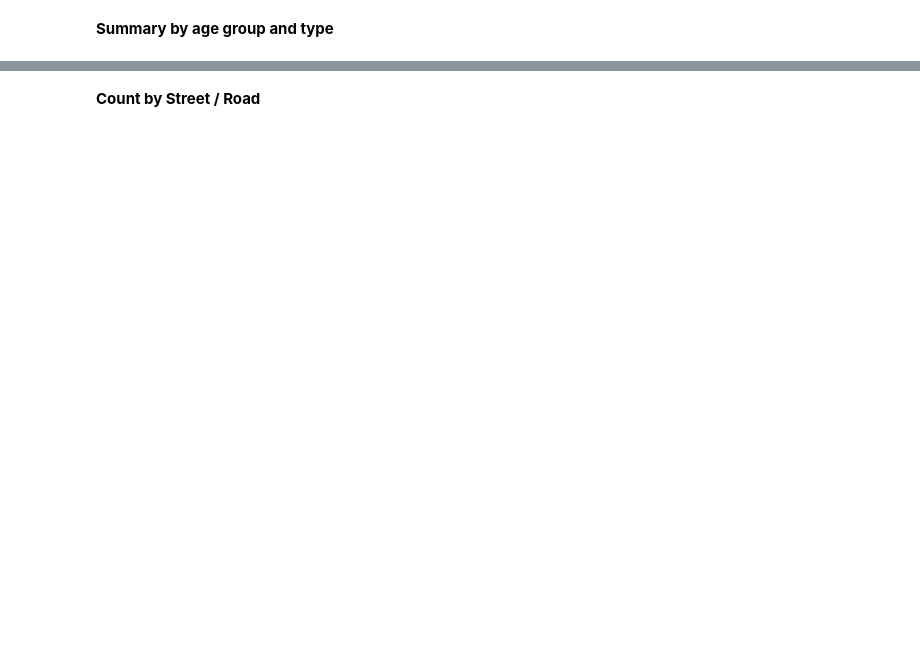
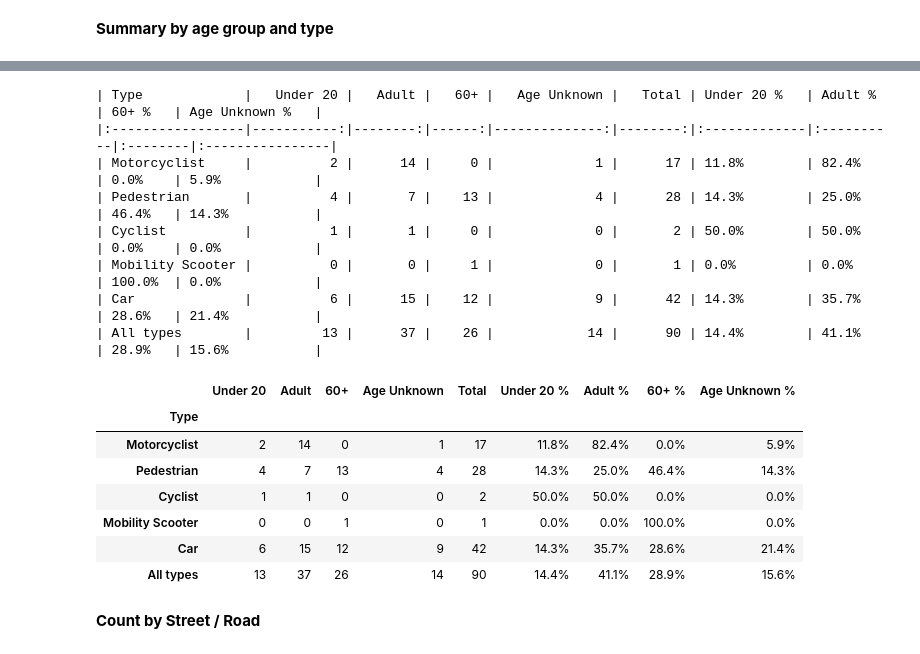
Before and after one commit to alex-jk/YRP-vehicle-accidents, a Jupyter notebook: yrp_vehicle_accidents_analysis.ipynb, the cells around one changed output, grey strips where cells are left out. Cells and saved outputs as stored; diff of their text form; code cells hidden in the pictures; blank space fills up the shorter version.

```diff
--- a/yrp_vehicle_accidents_analysis.ipynb
+++ b/yrp_vehicle_accidents_analysis.ipynb
@@ -154,0 +186,13 @@ Fatalities by Year and Victim Type
+# %%
+# Gender by Year table (Reddit post format), reusing the `nice` table built above.
+gender_year_table = nice[['Male Total', 'Female Total', 'Unknown Total', 'Male %', 'Female %', 'Unknown %']].copy()
+gender_year_table = gender_year_table.rename(columns={
+    'Male Total': 'Male', 'Female Total': 'Female', 'Unknown Total': 'Unknown'
+})
+gender_year_table = gender_year_table.rename(index={'All years': 'Total'})
+gender_year_table[['Male', 'Female', 'Unknown']] = gender_year_table[['Male', 'Female', 'Unknown']].astype(int)
+for col in ['Male %', 'Female %', 'Unknown %']:
+    gender_year_table[col] = gender_year_table[col].map(lambda x: f"{x:.1f}%")
+
+print(gender_year_table.to_markdown())
+gender_year_table
@@ -188,0 +248,11 @@ By Type — Gender Totals and %
+# %%
+# By Type gender table (Reddit post format), reusing `tbl_disp` built above.
+gender_type_table = tbl_disp[['Male Total', 'Female Total', 'Unknown Total', 'Male %', 'Female %', 'Unknown %']].copy()
+gender_type_table = gender_type_table.rename(columns={'Unknown Total': 'Unknown'})
+gender_type_table = gender_type_table.reindex(['Car', 'Pedestrian', 'Motorcyclist', 'Cyclist', 'Mobility Scooter'])
+gender_type_table.index.name = 'Type'
+for col in ['Male %', 'Female %', 'Unknown %']:
+    gender_type_table[col] = gender_type_table[col].map(lambda x: f"{x:.1f}%")
+
+print(gender_type_table.to_markdown())
+gender_type_table
@@ -265,3 +350,29 @@ By Type — Age Buckets (counts and %)
+# %%
+# By Type age bucket table (Reddit post format), reusing `tbl` built above.
+age_type_table = tbl.copy()
+age_type_table.index.name = 'Type'
+for col in pct_cols:
+    age_type_table[col] = age_type_table[col].map(lambda x: f"{x:.1f}%")
+
+print(age_type_table.to_markdown())
+age_type_table
+# %% [output]
+| Type             |   Under 20 |   Adult |   60+ |   Age Unknown |   Total | Under 20 %   | Adult %   | 60+ %   | Age Unknown %   |
+|:-----------------|-----------:|--------:|------:|--------------:|--------:|:-------------|:----------|:--------|:----------------|
+| Motorcyclist     |          2 |      14 |     0 |             1 |      17 | 11.8%        | 82.4%     | 0.0%    | 5.9%            |
+| Pedestrian       |          4 |       7 |    13 |             4 |      28 | 14.3%        | 25.0%     | 46.4%   | 14.3%           |
+| Cyclist          |          1 |       1 |     0 |             0 |       2 | 50.0%        | 50.0%     | 0.0%    | 0.0%            |
+| Mobility Scooter |          0 |       0 |     1 |             0 |       1 | 0.0%         | 0.0%      | 100.0%  | 0.0%            |
+| Car              |          6 |      15 |    12 |             9 |      42 | 14.3%        | 35.7%     | 28.6%   | 21.4%           |
+| All types        |         13 |      37 |    26 |            14 |      90 | 14.4%        | 41.1%     | 28.9%   | 15.6%           |
+|  | Under 20 | Adult | 60+ | Age Unknown | Total | Under 20 % | Adult % | 60+ % | Age Unknown % |
+| Type |  |  |  |  |  |  |  |  |  |
+| Motorcyclist | 2 | 14 | 0 | 1 | 17 | 11.8% | 82.4% | 0.0% | 5.9% |
+| Pedestrian | 4 | 7 | 13 | 4 | 28 | 14.3% | 25.0% | 46.4% | 14.3% |
+| Cyclist | 1 | 1 | 0 | 0 | 2 | 50.0% | 50.0% | 0.0% | 0.0% |
+| Mobility Scooter | 0 | 0 | 1 | 0 | 1 | 0.0% | 0.0% | 100.0% | 0.0% |
+| Car | 6 | 15 | 12 | 9 | 42 | 14.3% | 35.7% | 28.6% | 21.4% |
+| All types | 13 | 37 | 26 | 14 | 90 | 14.4% | 41.1% | 28.9% | 15.6% |
 # %% [markdown]
 **Count by Street / Road**
 # %%
```
Also changed, not shown: parts of 17 cells of this notebook, 1 other file.
